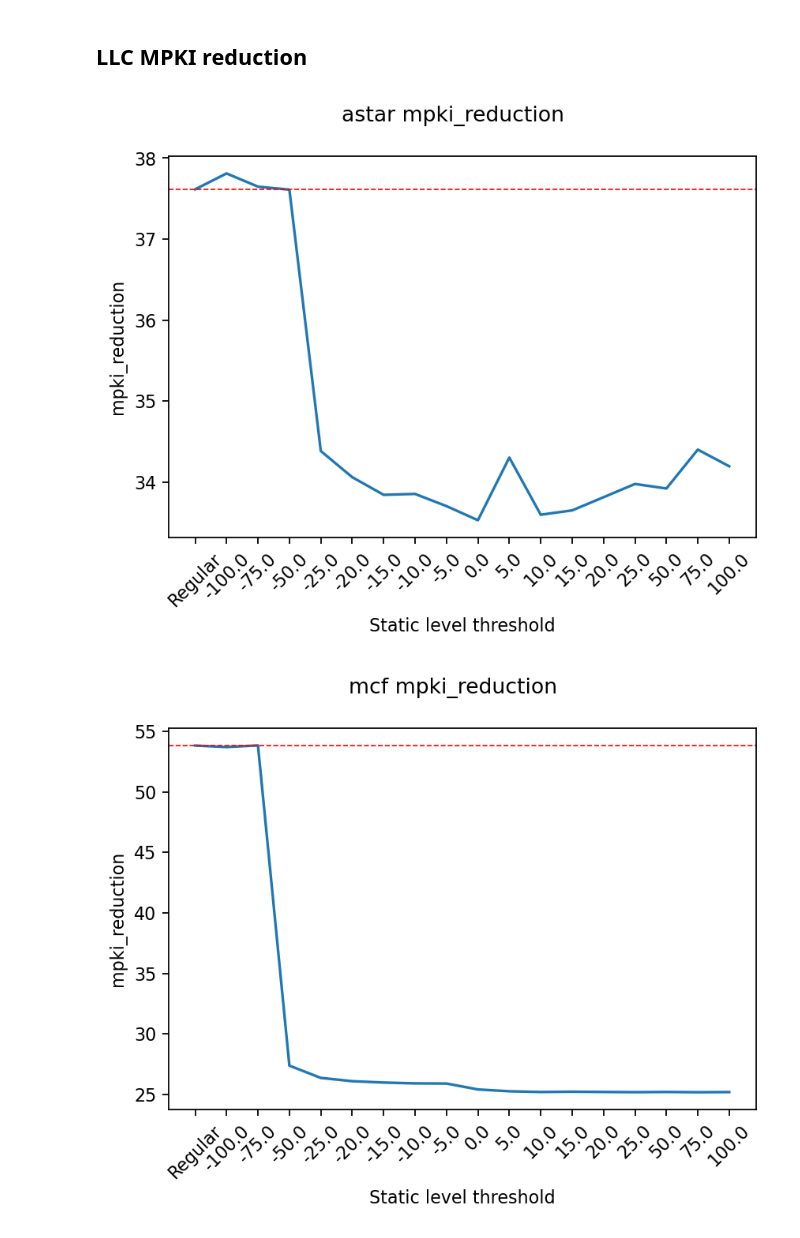
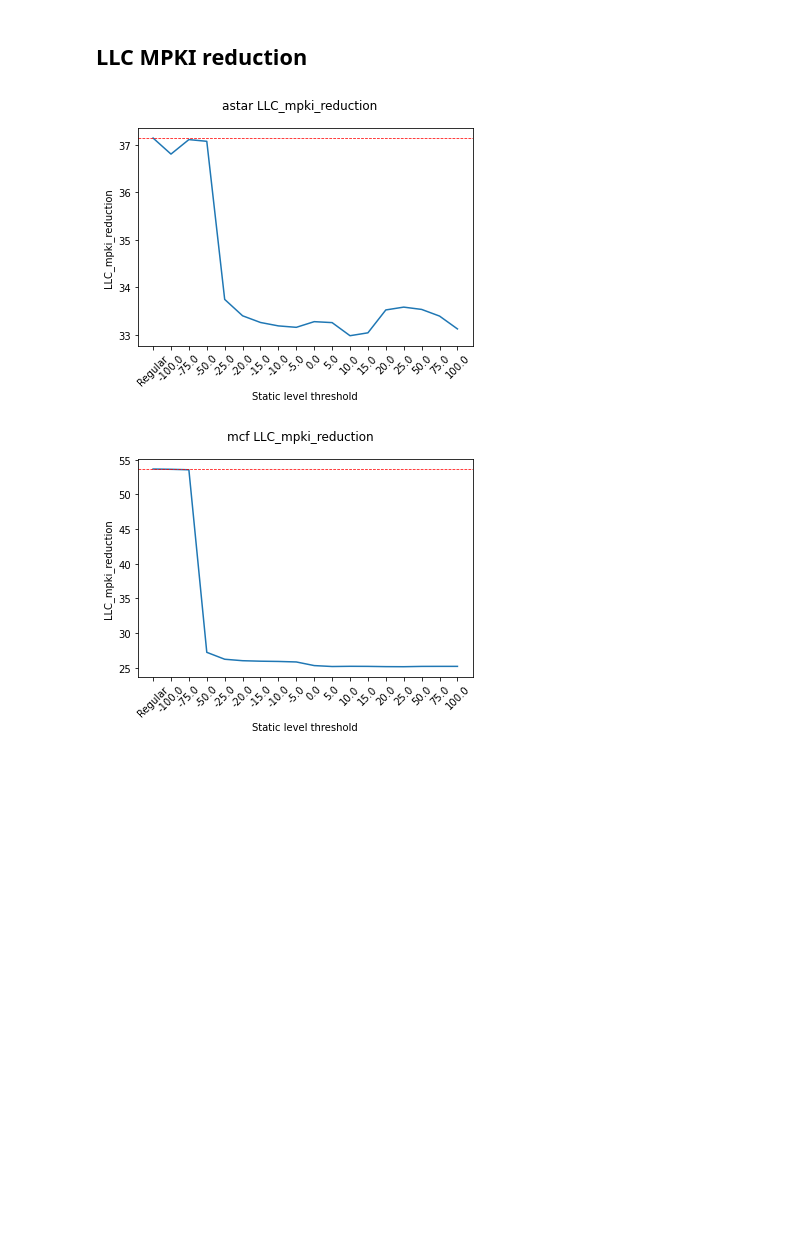
Before and after one commit to cmolder/pythia-analysis, a Jupyter notebook: pythia-level-threshold.ipynb, the cells around one changed output. Cells and saved outputs as stored; diff of their text form; code cells hidden in the pictures; blank space fills up the shorter version.

```diff
--- a/pythia-level-threshold.ipynb
+++ b/pythia-level-threshold.ipynb
@@ -9,7 +9,7 @@ from IPython.display import display
 from utils import utils, stats
 from importlib import reload
 # %%
-data_path = '/u/cmolder/GitHub/Pythia/out/pythia_level.csv'
+data_path = '/u/cmolder/GitHub/Pythia/out/pythia_level/exp_spec06mini.csv'
 weight_path = '/scratch/cluster/cmolder/traces/prefetcher_zoo/champsim/weights.txt'
 
 # Add SPEC results.
@@ -72,5 +74,5 @@ def plot_threshold_metric(wdf, trace, metric, dpi=192):
 ## IPC improvement
 # %%
 for tr in weighted_df.trace.unique():
-    plot_threshold_metric(weighted_df, tr, 'ipc_improvement', dpi=160)
+    plot_threshold_metric(weighted_df, tr, 'ipc_improvement', dpi=None)
 # %% [output]
@@ -83,7 +85,7 @@ for tr in weighted_df.trace.unique():
 ## LLC MPKI reduction
 # %%
 for tr in weighted_df.trace.unique():
-    plot_threshold_metric(weighted_df, tr, 'mpki_reduction', dpi=160)
+    plot_threshold_metric(weighted_df, tr, 'LLC_mpki_reduction', dpi=None)
 # %% [output]
-[figure, old version]
+[figure, new version]
-[figure, old version]
+[figure, new version]
```
Also changed, not shown: parts of 7 cells of this notebook, 2 other files.
